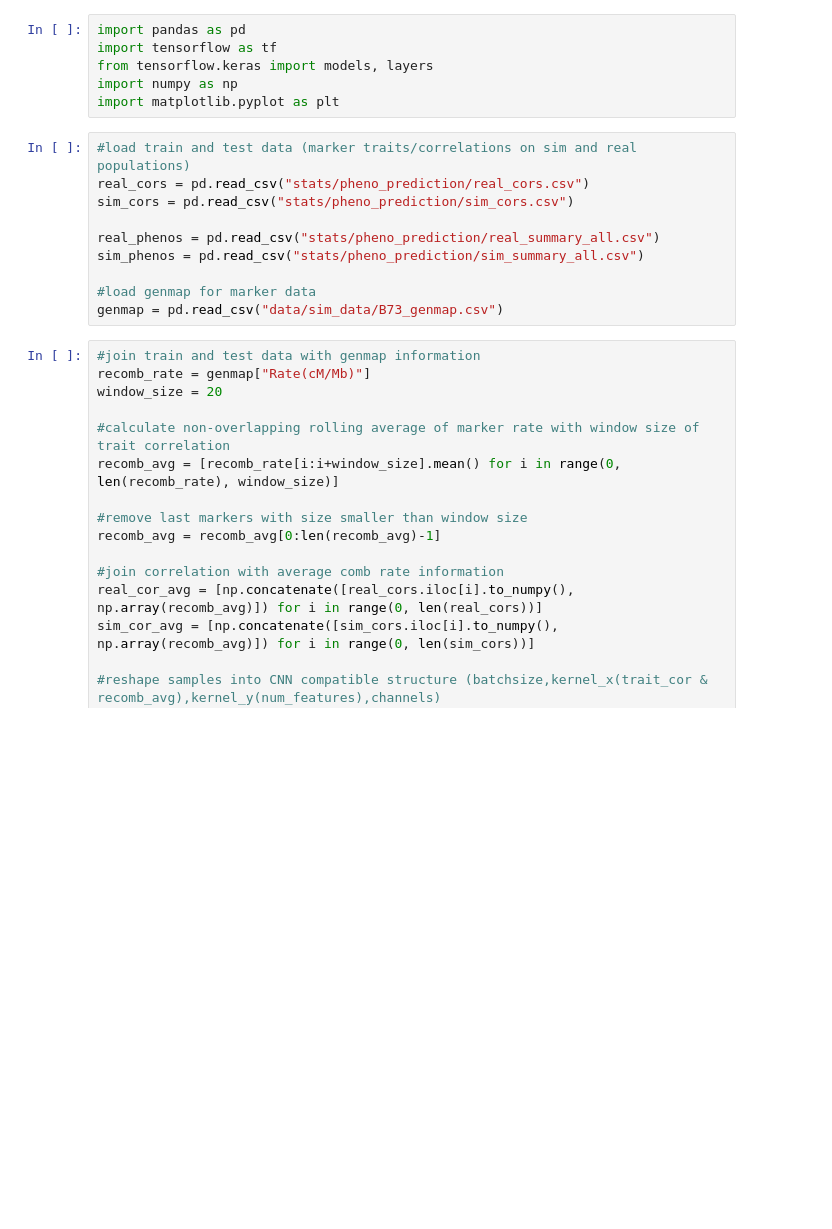
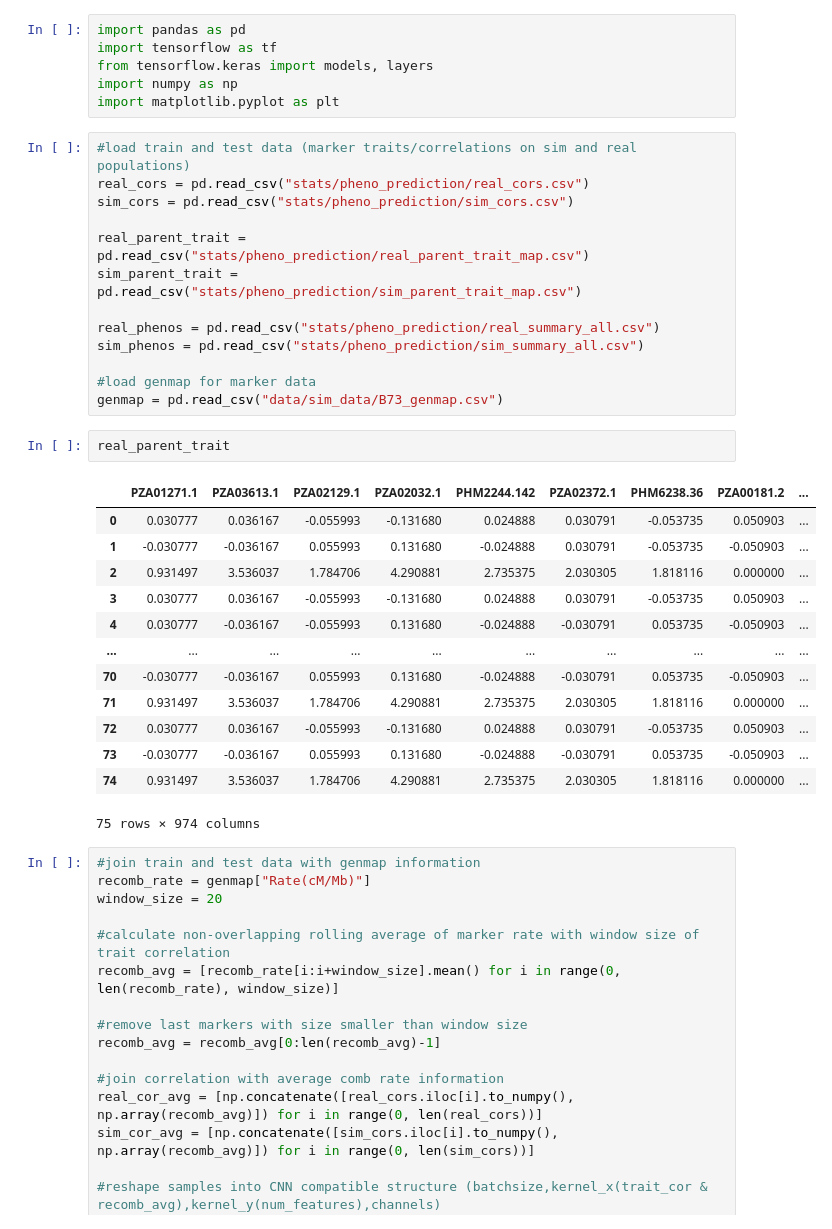
Before and after one commit to Phlup/Masterarbeit, a Jupyter notebook: code/pheno_predict.ipynb, the cells around one changed output. Drawn from its saved outputs; the diff is of its cells as text; blank space fills up the shorter version.

```diff
--- a/code/pheno_predict.ipynb
+++ b/code/pheno_predict.ipynb
@@ -8,12 +8,31 @@ import matplotlib.pyplot as plt
 #load train and test data (marker traits/correlations on sim and real populations)
 real_cors = pd.read_csv("stats/pheno_prediction/real_cors.csv")
 sim_cors = pd.read_csv("stats/pheno_prediction/sim_cors.csv")
+
+real_parent_trait = pd.read_csv("stats/pheno_prediction/real_parent_trait_map.csv")
+sim_parent_trait = pd.read_csv("stats/pheno_prediction/sim_parent_trait_map.csv")
 
 real_phenos = pd.read_csv("stats/pheno_prediction/real_summary_all.csv")
 sim_phenos = pd.read_csv("stats/pheno_prediction/sim_summary_all.csv")
 
 #load genmap for marker data
 genmap = pd.read_csv("data/sim_data/B73_genmap.csv")
+# %%
+real_parent_trait
+# %% [output]
+|  | PZA01271.1 | PZA03613.1 | PZA02129.1 | PZA02032.1 | PHM2244.142 | PZA02372.1 | PHM6238.36 | PZA00181.2 | ... |
+| 0 | 0.030777 | 0.036167 | -0.055993 | -0.131680 | 0.024888 | 0.030791 | -0.053735 | 0.050903 | ... |
+| 1 | -0.030777 | -0.036167 | 0.055993 | 0.131680 | -0.024888 | 0.030791 | -0.053735 | -0.050903 | ... |
+| 2 | 0.931497 | 3.536037 | 1.784706 | 4.290881 | 2.735375 | 2.030305 | 1.818116 | 0.000000 | ... |
+| 3 | 0.030777 | 0.036167 | -0.055993 | -0.131680 | 0.024888 | 0.030791 | -0.053735 | 0.050903 | ... |
+| 4 | 0.030777 | -0.036167 | -0.055993 | 0.131680 | -0.024888 | -0.030791 | 0.053735 | -0.050903 | ... |
+| ... | ... | ... | ... | ... | ... | ... | ... | ... | ... |
+| 70 | -0.030777 | -0.036167 | 0.055993 | 0.131680 | -0.024888 | -0.030791 | 0.053735 | -0.050903 | ... |
+| 71 | 0.931497 | 3.536037 | 1.784706 | 4.290881 | 2.735375 | 2.030305 | 1.818116 | 0.000000 | ... |
+| 72 | 0.030777 | 0.036167 | -0.055993 | -0.131680 | 0.024888 | 0.030791 | -0.053735 | 0.050903 | ... |
+| 73 | -0.030777 | -0.036167 | 0.055993 | 0.131680 | -0.024888 | -0.030791 | 0.053735 | -0.050903 | ... |
+| 74 | 0.931497 | 3.536037 | 1.784706 | 4.290881 | 2.735375 | 2.030305 | 1.818116 | 0.000000 | ... |
+75 rows × 974 columns
 # %%
 #join train and test data with genmap information
 recomb_rate = genmap["Rate(cM/Mb)"]
```
Also changed, not shown: parts of 11 cells of this notebook, 4 other files.
